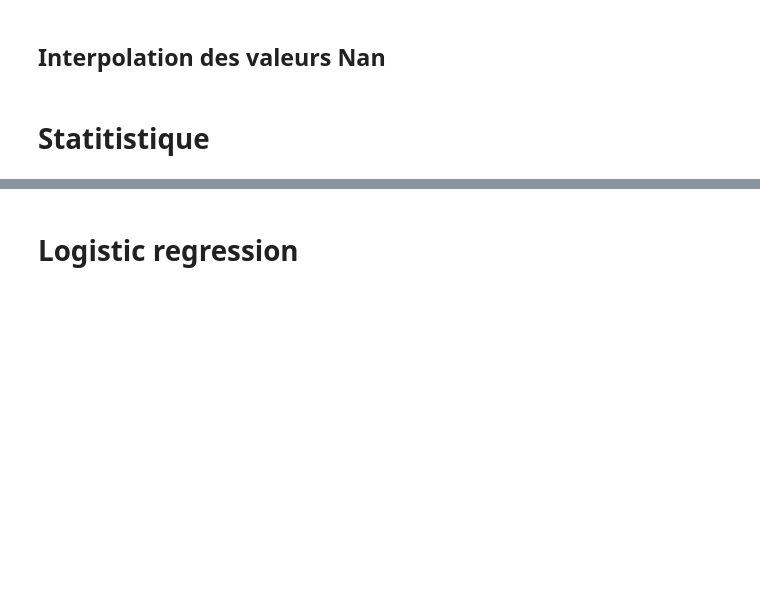
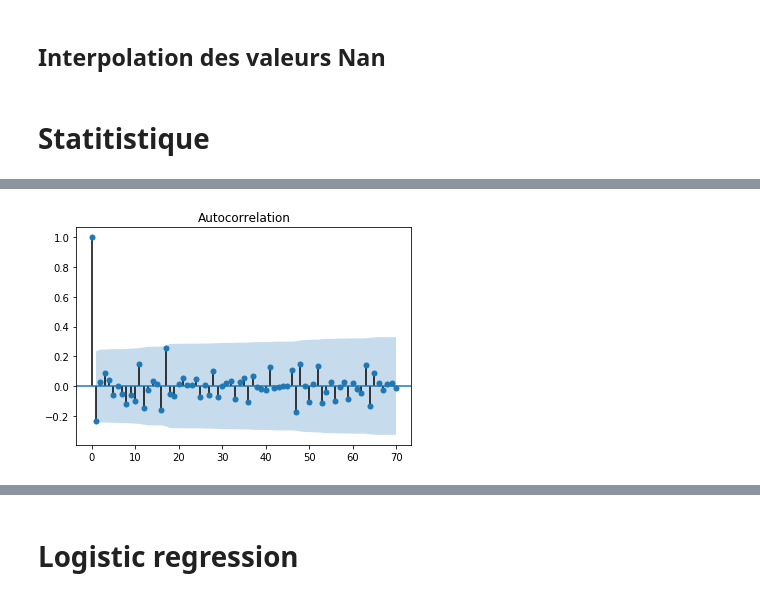
Before and after one commit to jeorme/rapportRCP209, a Jupyter notebook: vol_project.ipynb, the cells around one changed output, grey strips where cells are left out. Cells and saved outputs as stored; diff of their text form; code cells hidden in the pictures; blank space fills up the shorter version.

```diff
--- a/vol_project.ipynb
+++ b/vol_project.ipynb
@@ -67,8 +115,8 @@ nb de données :  52918217  nb données manquantes :  347646 pourcentage donnée
 ## Interpolation des valeurs Nan
 # %%
 #we linearly interpolate the NaN for the volatility and extrapolate to 0
-data_train.iloc[:,3:57] = data_train.iloc[:,3:].interpolate(axis=1)
-data_test.iloc[:,3:57]  = data_test.iloc[:,3:].interpolate(axis=1)
+data_train.iloc[:,3:] = data_train.iloc[:,3:].interpolate(axis=1,method="linear")
+data_test.iloc[:,3:]  = data_test.iloc[:,3:].interpolate(axis=1,method="linear")
 #we use a flat extrapolation
-data_train.fillna(0,inplace=True)
-data_test.fillna(0,inplace=True)
+data_train = data_train.fillna(method='backfill',inplace=False,axis=1)
+data_test = data_test.fillna(method='backfill',inplace=False,axis=1)
@@ -214,0 +138,5 @@ prediction send topredictionLinRidge.csv
+# %%
+plot_acf(data_train.iloc[10000,3:])
+pyplot.savefig("acf.png")
+# %% [output]
+[figure, added]
```
Also changed, not shown: parts of 107 cells of this notebook, 5 other files.
